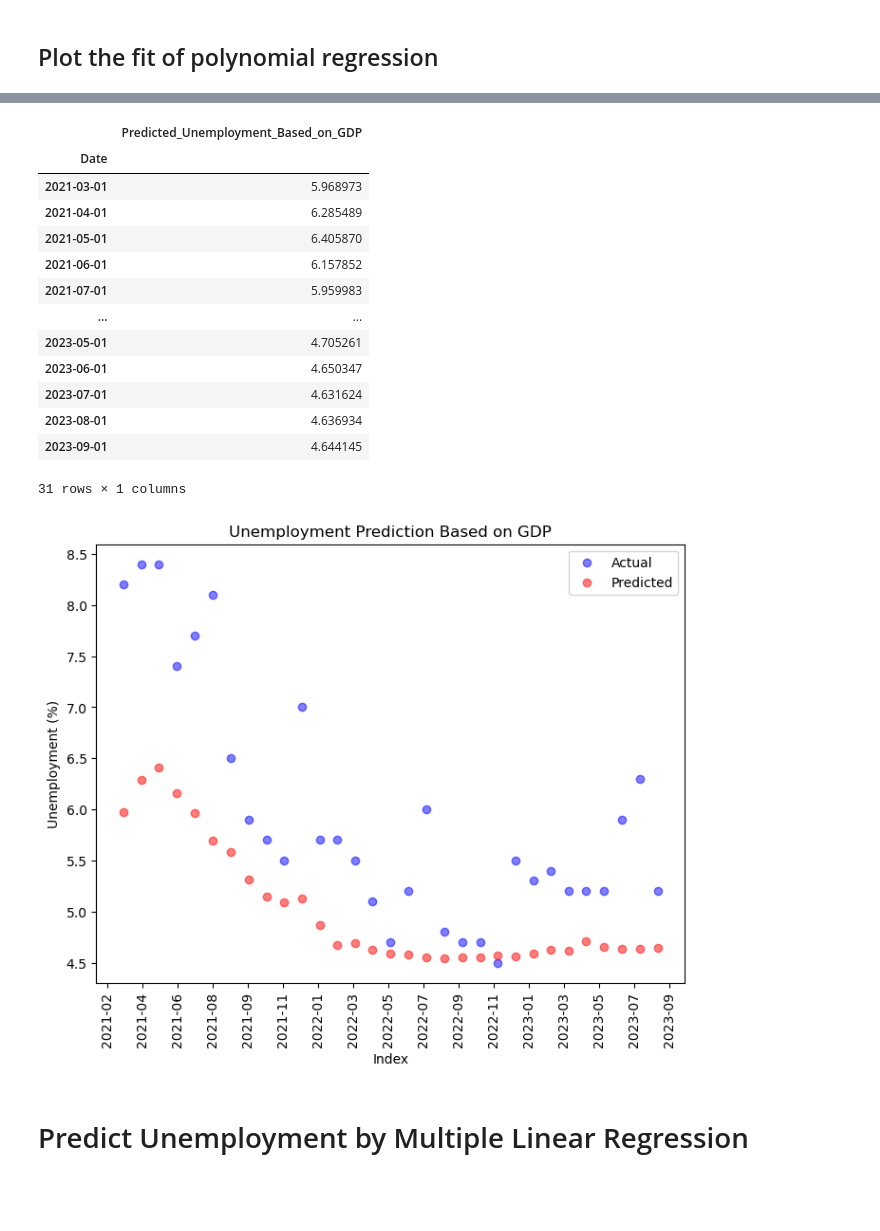
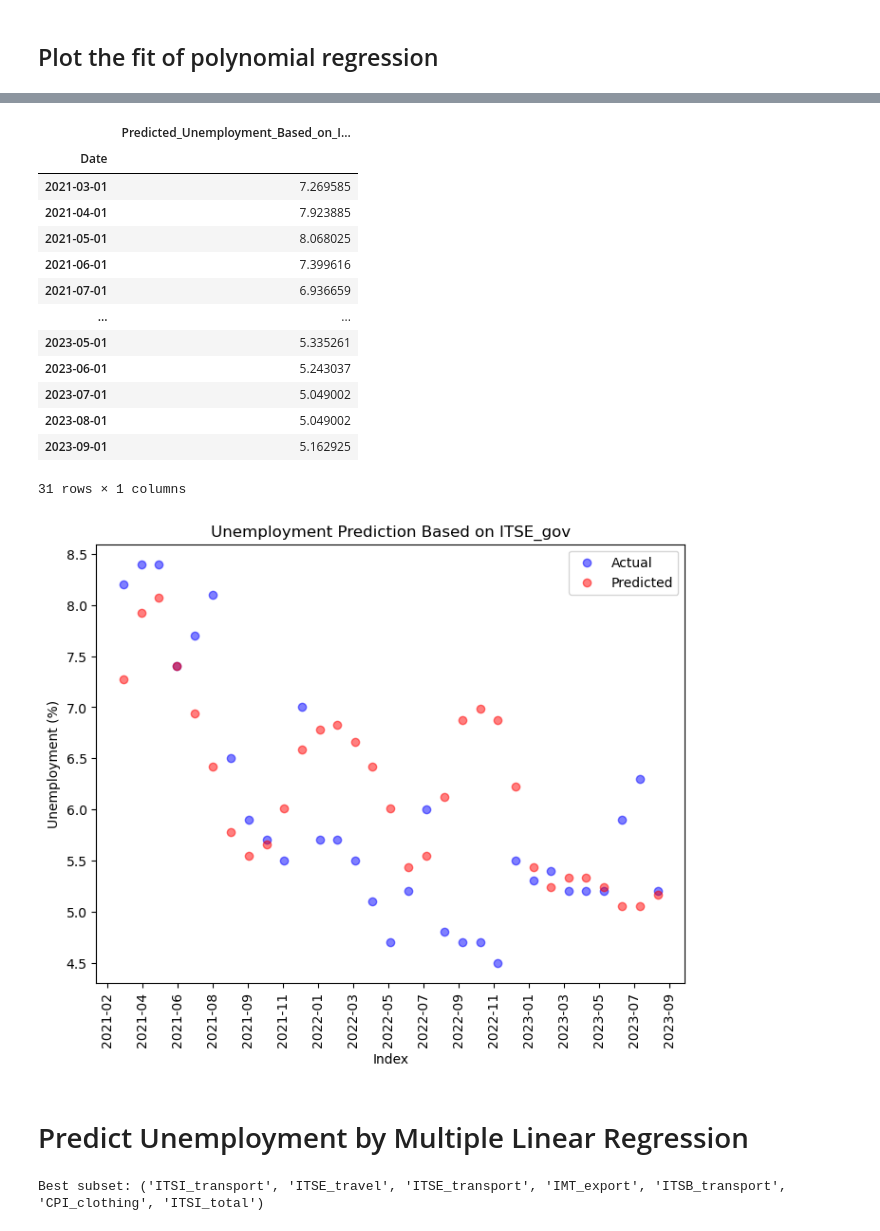
Before and after one commit to gso5699/Predicting-Unemployment-MSCI446-Project-, a Jupyter notebook: gloria_test.ipynb, the cells around one changed output, grey strips where cells are left out. Saved outputs shown, nothing was run; the diff lists cells and outputs as text; code cells hidden in the pictures; blank space fills up the shorter version.

```diff
--- a/gloria_test.ipynb
+++ b/gloria_test.ipynb
@@ -146,10 +186,10 @@ X_train, X_test, y_train, y_test = train_test_split(X,y,test_size=0.2, shuffle=F
 # %%
 MSEs = []
 # Fit model and collect performance iteratively
-for i in range(1,40):
+for i in range(1,20):
     # Fit a Linear Regression model
     poly   = PolynomialFeatures (degree=i, include_bias=False)
-    X_poly = poly.fit_transform(X['GDP'].to_numpy().reshape(-1,1))
+    X_poly = poly.fit_transform(X['ITSE_gov'].to_numpy().reshape(-1,1))
 
     model = LinearRegression()
     cv_results = cross_validate(model, X_poly, y, cv=5, scoring='neg_mean_squared_error')
@@ -159,7 +199,7 @@ for i in range(1,40):
     MSEs.append(mse_avg)
 # %%
 # Plot MSE vs Degree of Polynomial
-MSEs = pd.DataFrame(MSEs, columns=['MSE'])
+MSEs = pd.DataFrame(MSEs, index=range(1,20), columns=['MSE'])
 
 MSEs.plot(legend=False)
 plt.xlabel('Degree of Polynomial')
@@ -179,21 +221,21 @@ min_mse_row = MSEs[MSEs['MSE'] == MSEs['MSE'].min()].rename_axis('Degree')
 # %%
 # Fit the model based in the degree that gives minimum MSE
 poly         = PolynomialFeatures (degree=min_mse_degree, include_bias=False)
-X_train_poly = poly.fit_transform(X_train['GDP'].to_numpy().reshape(-1,1))
+X_train_poly = poly.fit_transform(X_train['ITSE_gov'].to_numpy().reshape(-1,1))
 
 lm = LinearRegression()
 lm = lm.fit(X_train_poly, y_train)
 
-x    = poly.transform(X['GDP'].to_numpy().reshape(-1,1))
+x    = poly.transform(X['ITSE_gov'].to_numpy().reshape(-1,1))
 preds = lm.predict(x)
 
 
 # Plot the scatterplot
-sns.scatterplot(data=data, x="GDP", y="Unemployment", label='Actual', alpha=0.7)
+sns.scatterplot(data=data, x="ITSE_gov", y="Unemployment", label='Actual', alpha=0.7)
 
 
 # Add predictions
-plt.plot(X[['GDP']],preds,c='black', label="Line of Best Fit")
+plt.plot(X[['ITSE_gov']],preds,c='black', label="Line of Best Fit")
 
 plt.legend(['Actual', 'Line of Best Fit'])
 # %% [output]
@@ -202,44 +244,68 @@ plt.legend(['Actual', 'Line of Best Fit'])
 # %%
 # Predict unemployment on the test set
-x_test     = poly.transform(X_test['GDP'].to_numpy().reshape(-1,1))
+x_test     = poly.transform(X_test['ITSE_gov'].to_numpy().reshape(-1,1))
 test_preds = lm.predict(x_test)
 
-pred_based_on_GDP = pd.DataFrame(index=X_test.index, data=test_preds, columns=['Predicted_Unemployment_Based_on_GDP'])
-pred_based_on_GDP
+pred_based_on_ITSE_gov = pd.DataFrame(index=X_test.index, data=test_preds, columns=['Predicted_Unemployment_Based_on_ITSE_gov'])
+pred_based_on_ITSE_gov
 # %% [output]
-|  | Predicted_Unemployment_Based_on_GDP |
+|  | Predicted_Unemployment_Based_on_I... |
 | Date |  |
-| 2021-03-01 | 5.968973 |
-| 2021-04-01 | 6.285489 |
-| 2021-05-01 | 6.405870 |
-| 2021-06-01 | 6.157852 |
-| 2021-07-01 | 5.959983 |
+| 2021-03-01 | 7.269585 |
+| 2021-04-01 | 7.923885 |
+| 2021-05-01 | 8.068025 |
+| 2021-06-01 | 7.399616 |
+| 2021-07-01 | 6.936659 |
 | ... | ... |
-| 2023-05-01 | 4.705261 |
-| 2023-06-01 | 4.650347 |
-| 2023-07-01 | 4.631624 |
-| 2023-08-01 | 4.636934 |
-| 2023-09-01 | 4.644145 |
+| 2023-05-01 | 5.335261 |
+| 2023-06-01 | 5.243037 |
+| 2023-07-01 | 5.049002 |
+| 2023-08-01 | 5.049002 |
+| 2023-09-01 | 5.162925 |
 31 rows × 1 columns
 # %%
 # Plot actual vs predicted values
 plt.figure(figsize=(8, 6))
 plt.scatter(y_test.index, y_test, color='blue', label='Actual', alpha=0.5)
-plt.scatter(pred_based_on_GDP.index, pred_based_on_GDP, color='red', label='Predicted', alpha=0.5)
+plt.scatter(pred_based_on_ITSE_gov.index, pred_based_on_ITSE_gov, color='red', label='Predicted', alpha=0.5)
 plt.xlabel('Index')
 plt.ylabel('Unemployment (%)')
-plt.title('Unemployment Prediction Based on GDP')
+plt.title('Unemployment Prediction Based on ITSE_gov')
 plt.legend()
 plt.gca().xaxis.set_major_formatter(mdates.DateFormatter('%Y-%m'))
 
 plt.gca().xaxis.set_major_locator(MaxNLocator(nbins=20))  # Adjust the number of bins as needed
 
 plt.xticks(rotation=90)
 
 
 plt.show()
 # %% [output]
-[figure, old version]
+[figure, new version]
 # %% [markdown]
 # Predict Unemployment by Multiple Linear Regression
+# %%
+# Try Forward Selection of top 10 features
+
+from mlxtend.feature_selection import SequentialFeatureSelector as SFS
+
+# Initialize Linear Regression model
+model = LinearRegression()
+
+# Forward Selection
+sfs_forward = SFS(model,
+                  k_features='best', #  the algorithm will select the number of features that leads to the best performance (based on the scoring metric and cross-validation)
+                  forward=True,
+                  floating=False,
+                  scoring='neg_mean_squared_error',
+                  cv=5)
+
+# Fit the model
+sfs_forward = sfs_forward.fit(X_train[top_10_features], y_train)
+
+print('Best subset:', sfs_forward.k_feature_names_)
+
+features_selected = list(sfs_forward.k_feature_names_)
+# %% [output]
+Best subset: ('ITSI_transport', 'ITSE_travel', 'ITSE_transport', 'IMT_export', 'ITSB_transport', 'CPI_clothing', 'ITSI_total')
 # %%
```
Also changed, not shown: parts of 14 cells of this notebook.
